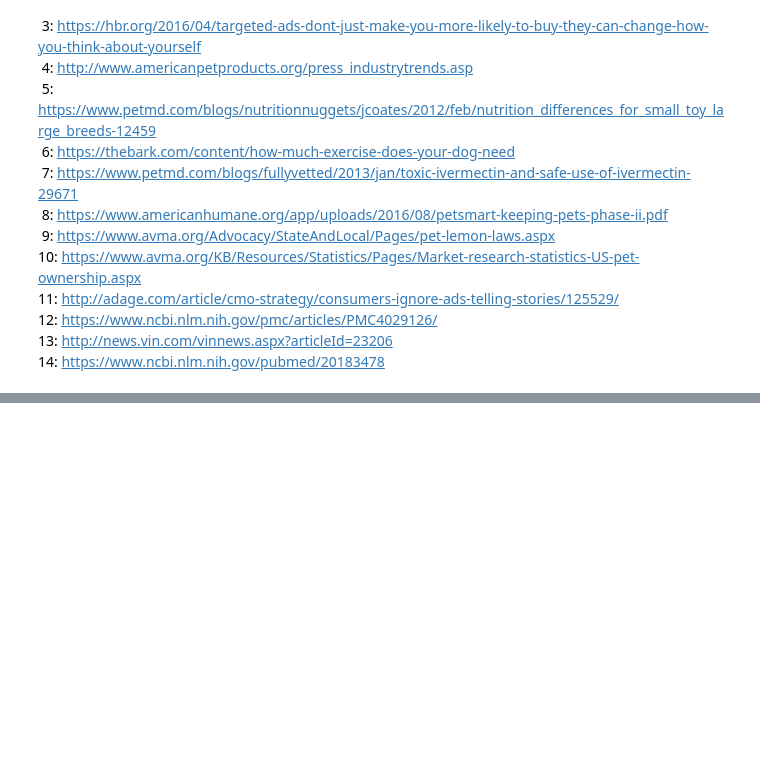
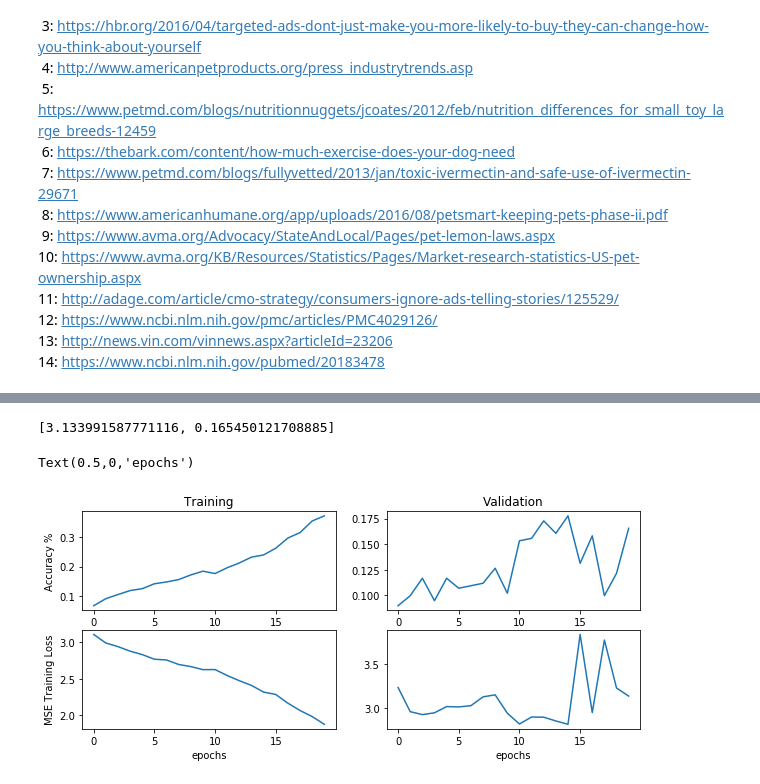
Before and after one commit to popov95s/CSE5324-Labs, a Jupyter notebook: lab-six/Stefan Notebook.ipynb, the cells around one changed output, grey strips where cells are left out. Cells and saved outputs as stored; diff of their text form; code cells hidden in the pictures; blank space fills up the shorter version.

```diff
--- a/lab-six/Stefan Notebook.ipynb
+++ b/lab-six/Stefan Notebook.ipynb
@@ -180,0 +330,20 @@ compare_mlp_cnn(cnn,mlp,X_test,y_test)
+# %%
+%%time
+from keras.callbacks import EarlyStopping
+
+model.compile(optimizer='adam',
+                  loss='categorical_crossentropy',
+                    metrics=['accuracy'])
+model.load_weights('initial_weights_alex_net.h5')
+#model.save_weights('initial_weights_alex_net.h5')
+y_train_ohe = keras.utils.to_categorical(y_train, NUM_CLASSES)
+y_test_ohe = keras.utils.to_categorical(y_test, NUM_CLASSES)
+print(X_train.shape, y_train_ohe.shape)
+history_cnn1= model.fit(X_train, y_train_ohe,
+        batch_size=32,
+        epochs=20,
+        shuffle=True,
+        validation_data=(X_test,y_test_ohe),
+       # callbacks=[EarlyStopping(monitor='val_acc')],
+        verbose=1)
+model.save_weights('final_weights_alex_net.h5')
@@ -180,0 +372,29 @@ compare_mlp_cnn(cnn,mlp,X_test,y_test)
+# %%
+scores
+# %% [output]
+[3.133991587771116, 0.165450121708885]
+# %%
+from matplotlib import pyplot as plt
+
+%matplotlib inline
+plt.figure(figsize=(10,4))
+plt.subplot(2,2,1)
+plt.plot(history_cnn1.history['acc'])
+
+plt.ylabel('Accuracy %')
+plt.title('Training')
+plt.subplot(2,2,2)
+plt.plot(history_cnn1.history['val_acc'])
+plt.title('Validation')
+
+plt.subplot(2,2,3)
+plt.plot(history_cnn1.history['loss'])
+plt.ylabel('MSE Training Loss')
+plt.xlabel('epochs')
+
+plt.subplot(2,2,4)
+plt.plot(history_cnn1.history['val_loss'])
+plt.xlabel('epochs')
+# %% [output]
+Text(0.5,0,'epochs')
+[figure, added]
```
Also changed, not shown: parts of 21 cells of this notebook.
